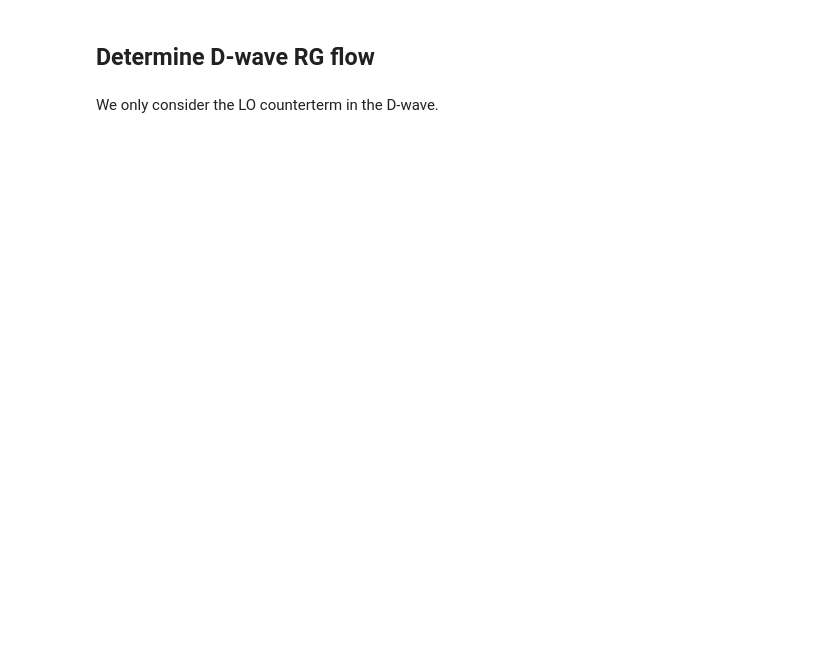
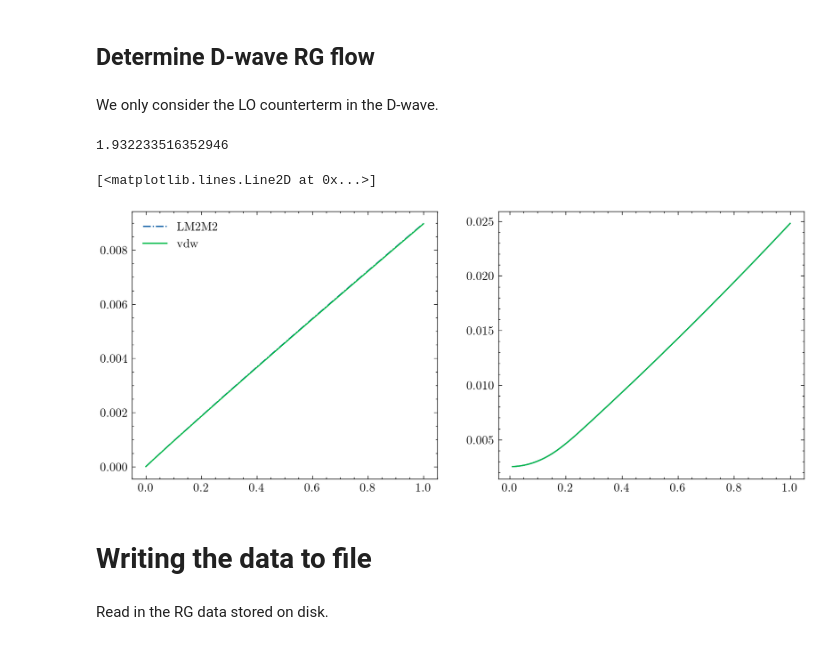
Before and after one commit to odell/vdw-nlo, a Jupyter notebook: Physical C6 LO and NLO 2,8,8 non-local.ipynb, the cells around one changed output. Cells and saved outputs as stored; diff of their text form; code cells hidden in the pictures; blank space fills up the shorter version.

```diff
--- a/Physical C6 LO and NLO 2,8,8 non-local.ipynb
+++ b/Physical C6 LO and NLO 2,8,8 non-local.ipynb
@@ -216,3 +235,47 @@ Generating matrix elements for l = 0 and lp = 0.
 ## Determine D-wave RG flow
 # %% [markdown]
 We only consider the LO counterterm in the D-wave.
+# %%
+ELL = 2
+
+# momentum grid
+momenta = np.linspace(0.01/he4.BETA6, 1./he4.BETA6, 70)
+
+N1 = 2
+N2 = 8
+NCT = 8
+
+R_LO, gsLO = np.loadtxt('rg_flow_lo_nonlocal_2_8_8-physicalC6.txt',unpack=True)
+data_lm2m2_dwave = np.loadtxt('log_lm2m2_d_200.txt')
+# %%
+index = 34
+print(R_LO[index])
+# %% [output]
+1.932233516352946
+# %%
+s = he4.NonlocalHelium4System(R_LO[index], ELL, N1, N2, NCT)
+# %%
+gD = 71.
+fig, ax = plt.subplots(1, 2, figsize=(10, 4),dpi=200)
+fig.patch.set_facecolor('white')
+kcotd = s.kcotd_gen_pert1b_fast(momenta, gD, 0.,0)
+kcotd2 = s.kcotd_gen_fast(momenta, gD, 0.)
+kcotd3 = s.kcotd_gen(momenta, gD, 0.)
+dataD = np.loadtxt('log_lm2m2_d_200.txt')
+l = 2
+# data = np.loadtxt('log.txt')
+k = dataD[:, 0]
+lm2m2_D = data_lm2m2_dwave[:, 1]
+
+ax[0].plot((k*he4.BETA6)**4, lm2m2_D, '-.', label='LM2M2')
+ax[0].plot((momenta * he4.BETA6)**4, momenta**(2*ELL + 1)/kcotd,label = 'vdw')
+#ax[0].plot((momenta * he4.BETA6)**4, momenta**(2*ELL + 1)/kcotd2,'.')
+#ax[0].plot((momenta * he4.BETA6)**4, momenta**(2*ELL + 1)/kcotd3,'-')
+ax[0].legend()
+ax[1].plot(momenta * he4.BETA6, kcotd)
+ax[1].plot(momenta * he4.BETA6, kcotd2)
+# %% [output]
+[<matplotlib.lines.Line2D at 0x...>]
+[figure, added]
+# %% [markdown]
+# Writing the data to file
@@ -218,0 +284,2 @@ We only consider the LO counterterm in the D-wave.
+# %% [markdown]
+Read in the RG data stored on disk.
```
Also changed, not shown: parts of 13 cells of this notebook.
